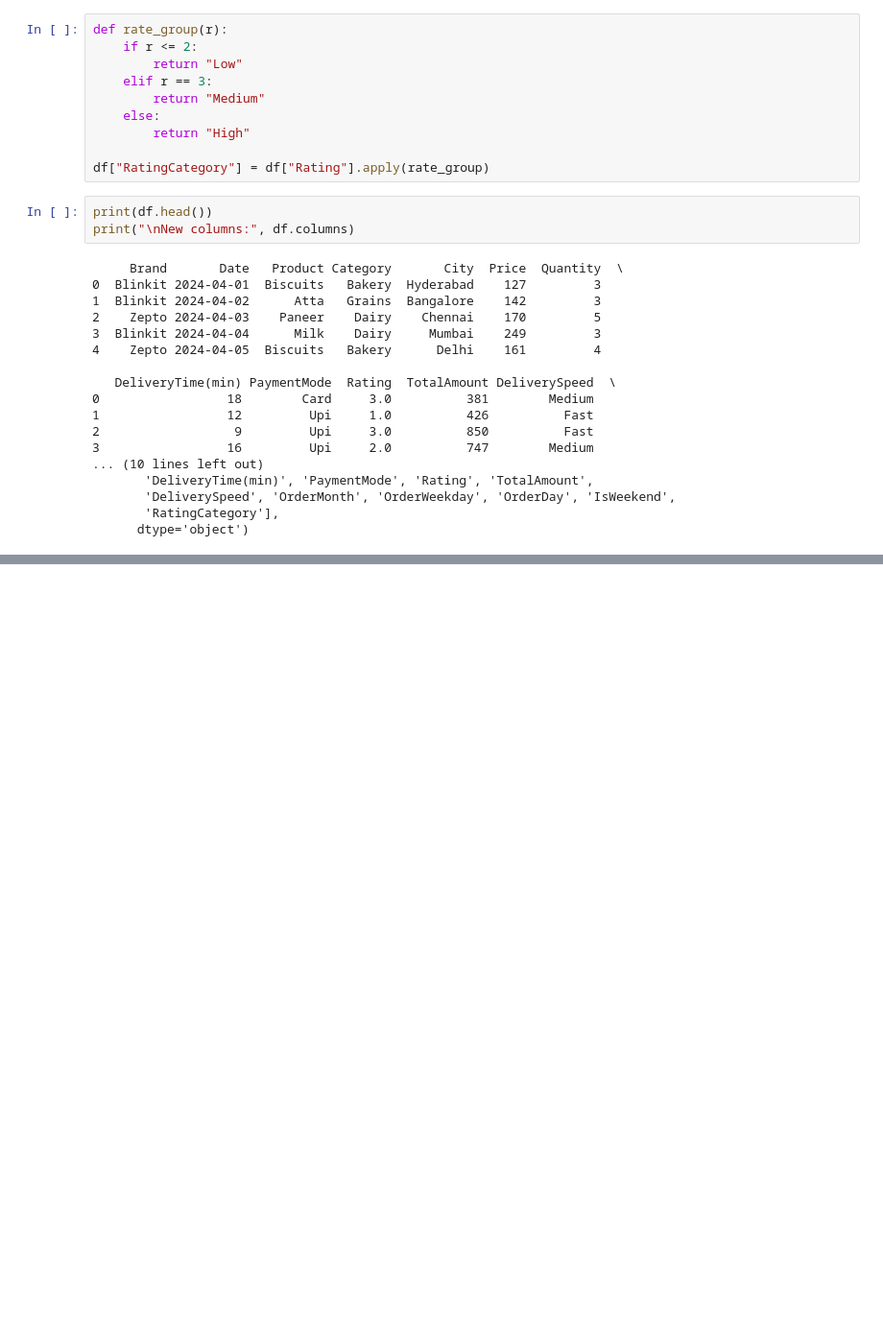
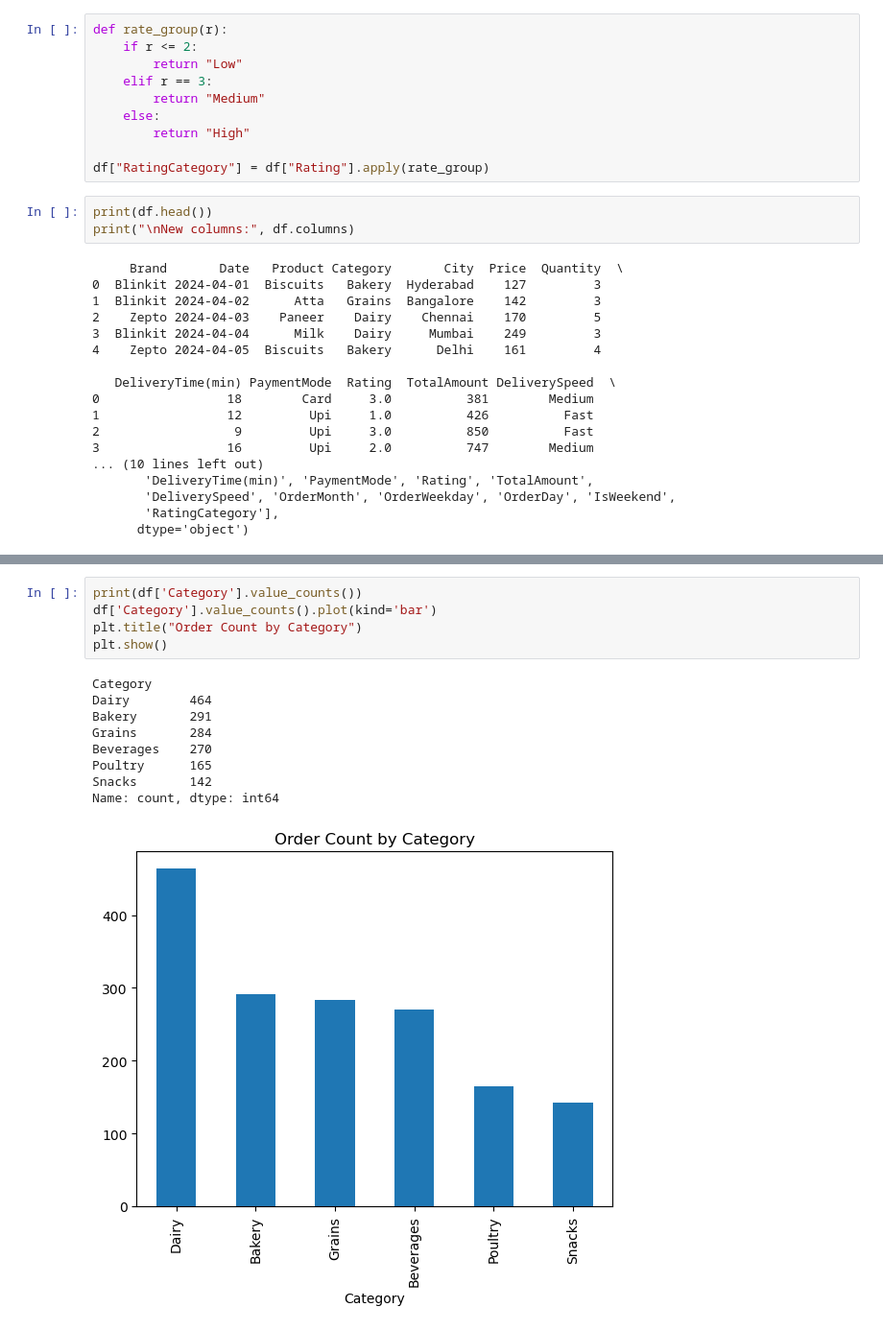
Before and after one commit to palak-verma-0309/Zepto_blinkit-data-analysis, a Jupyter notebook: analysis.ipynb, the cells around one changed output, grey strips where cells are left out. Shown: that part at 96% size. Cells and saved outputs as stored; diff of their text form; blank space fills up the shorter version.

```diff
--- a/analysis.ipynb
+++ b/analysis.ipynb
@@ -125,0 +155,15 @@ print("\nNew columns:", df.columns)
+# %%
+print(df['Category'].value_counts())
+df['Category'].value_counts().plot(kind='bar')
+plt.title("Order Count by Category")
+plt.show()
+# %% [output]
+Category
+Dairy        464
+Bakery       291
+Grains       284
+Beverages    270
+Poultry      165
+Snacks       142
+Name: count, dtype: int64
+[figure, added]
```
Also changed, not shown: parts of 6 cells of this notebook.
